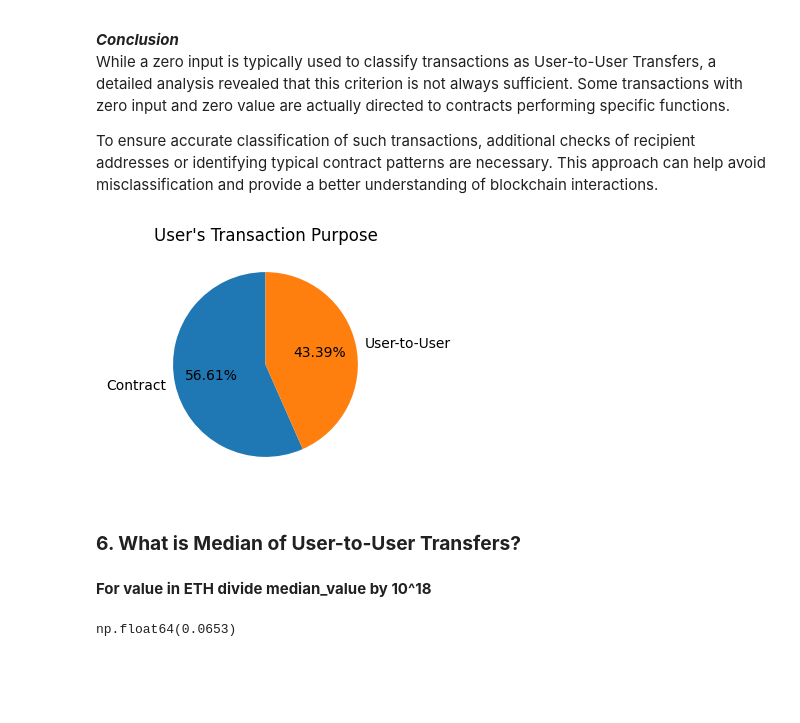
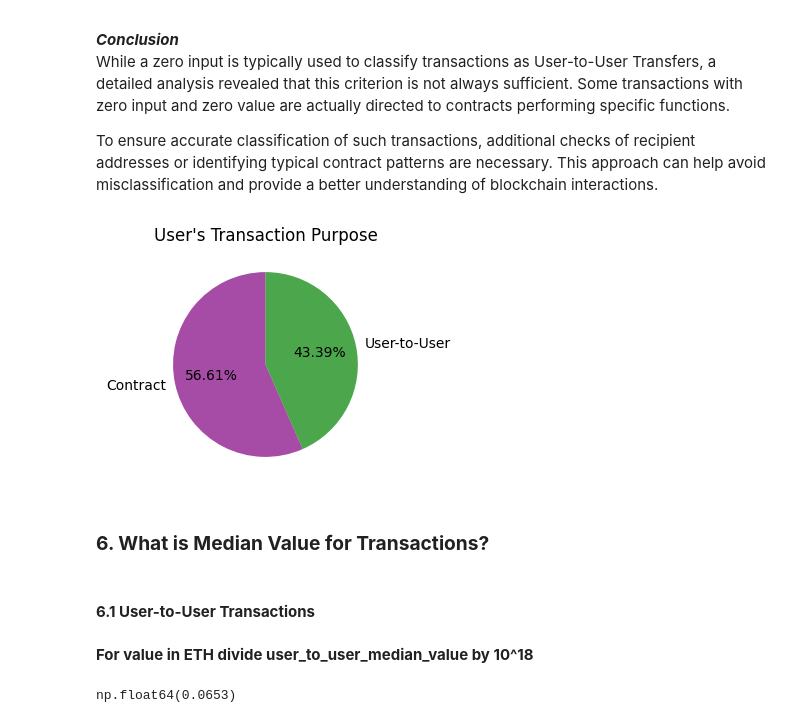
Before and after one commit to diachkina/blockchain_ethereum_project, a Jupyter notebook: ethereum_analysis.ipynb, the cells around one changed output. Saved outputs shown, nothing was run; the diff lists cells and outputs as text; code cells hidden in the pictures; blank space fills up the shorter version.

```diff
--- a/ethereum_analysis.ipynb
+++ b/ethereum_analysis.ipynb
@@ -215,23 +215,28 @@ While a zero input is typically used to classify transactions as User-to-User Tr
 
 To ensure accurate classification of such transactions, additional checks of recipient addresses or identifying typical contract patterns are necessary. This approach can help avoid misclassification and provide a better understanding of blockchain interactions.
 # %%
+from matplotlib.colors import to_rgba
+
 def transfer_or_contract(row):
     if row['function'] == 'Transfer' and row['value'] != 0.00 and row['to_address'] != 'Contract':
         return 'User-to-User'
     return 'Contract'
 
 df['transactions_purpose'] = df.apply(transfer_or_contract, axis=1)
 
 
 transactions_destination_percenrtage = df['transactions_purpose'].value_counts(normalize=True) * 100
 
 plt.figure(figsize=(3, 3))
-transactions_destination_percenrtage.plot(kind="pie", autopct="%.2f%%", startangle=90)
+colors = [to_rgba("purple", alpha=0.7), to_rgba("green", alpha=0.7)]
+transactions_destination_percenrtage.plot(kind="pie", colors=colors, autopct="%.2f%%", startangle=90)
 plt.title("User's Transaction Purpose")
 plt.ylabel("")
 plt.show()
 # %% [output]
-[figure, old version]
+[figure, new version]
 # %% [markdown]
-### **6. What is Median of User-to-User Transfers?**
+### **6. What is Median Value for Transactions?**
+# %% [markdown]
+#### **6.1 User-to-User Transactions**
 # %%
@@ -240,3 +244,3 @@ median_value = df[df['transactions_purpose'] == 'User-to-User'].value.median()
 # %% [markdown]
-**For value in ETH divide median_value by 10^18**
+**For value in ETH divide user_to_user_median_value by 10^18**
 # %%
```
Also changed, not shown: parts of 11 cells of this notebook.
